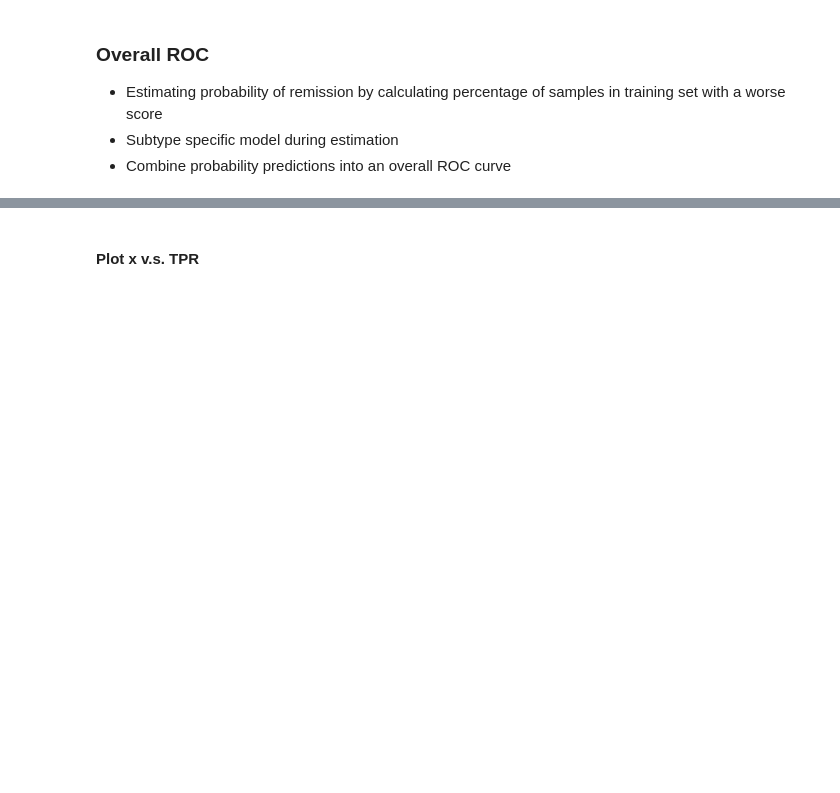
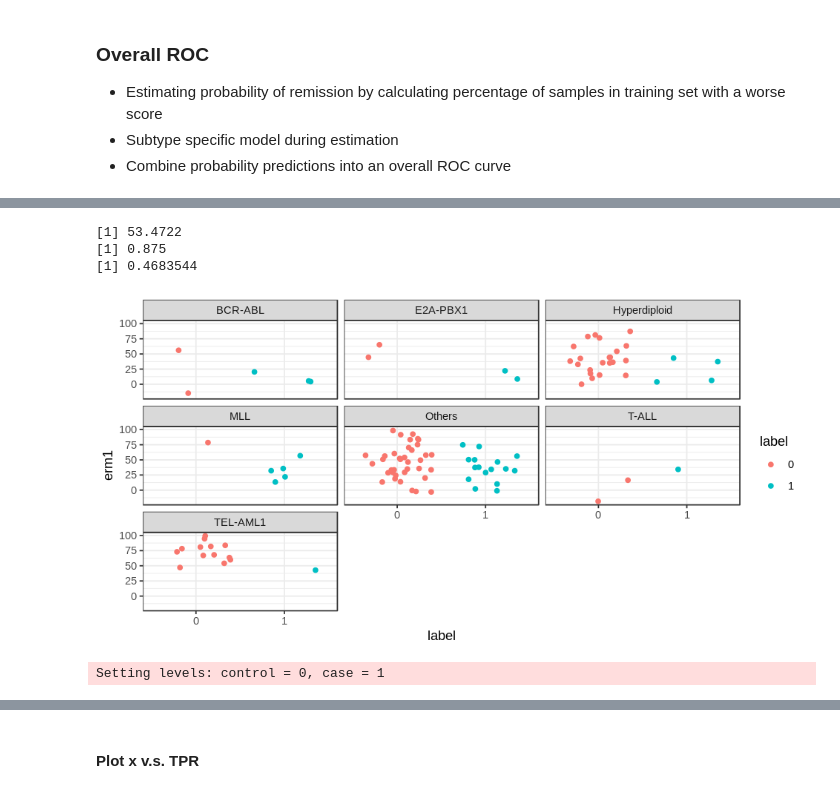
Before and after one commit to dblux/relapse_prediction, a Jupyter notebook: sandbox-model1_proportion.ipynb, the cells around one changed output, grey strips where cells are left out. Drawn from its saved outputs; the diff is of its cells as text; code cells hidden in the pictures; blank space fills up the shorter version.

Commit message:
Plotting evaluation graphs..

```diff
--- a/sandbox-model1_proportion.ipynb
+++ b/sandbox-model1_proportion.ipynb
@@ -380,9 +440,11 @@ getLocalGenes <- function(X_subtype, pid_remission,
 calcERM <- function(response_df, normal_df) {
   # Split response df into D0 and D8 df
   n <- nrow(response_df)/2
-  d0_df <- response_df[1:n,]
-  d8_df <- response_df[-(1:n),]
-  stopifnot(substring(rownames(d8_df),1,4) == substring(rownames(d0_df),1,4))
+  d0_df <- response_df[1:n, , drop = F]
+  d8_df <- response_df[-(1:n), , drop = F]
+
+  if (!is_paired(t(response_df)))
+    stop("Patient IDs are not paired..")
 
   # Calculate centroids
   leuk_centroid <- apply(d0_df, 2, median)
@@ -1299,0 +1567,21 @@ P189   9.2802792 0.015151515 0.02020202 0.5883803     1
+# %%
+X_train <- data[, sid_train2a]
+n <- ncol(X_train)
+D0_train <- X_train[, 1:(n / 2)]
+D8_train <- X_train[, (n / 2 + 1):n]
+
+row_wilcox <- function(X, Y) {
+  mapply(
+    function(x, y) wilcox.test(x, y, paired = T)$p.value,
+    data.frame(t(X)),
+    data.frame(t(Y))
+  )
+}
+
+if (!is_paired(cbind(D0_train, D8_train)))
+  stop("Patient IDs are not paired..")
+## Feature selection (on training set only) without hyperdiploid, others!
+wilcox_pvalue <- row_wilcox(D0_train, D8_train)
+names(wilcox_pvalue) <- substring(names(wilcox_pvalue), 2)
+top_wilcox <- head(sort(wilcox_pvalue), 1000)
+ps_wilcox <- names(top_wilcox)
@@ -1299,0 +1899,47 @@ P189   9.2802792 0.015151515 0.02020202 0.5883803     1
+# %%
+print(threshold)
+print(recall)
+print(specificity)
+global_erm_test1_all2 <- global_erm_test1_all
+global_erm_test1_all2$label <- as.factor(global_erm_test1_all2$label)
+global_erm_test1_all2$subtype <- yeoh_label[
+  rownames(global_erm_test1_all2), "subtype"
+]
+
+ggplot(global_erm_test1_all2,
+       aes(label, erm1, colour = label)) +
+  geom_point(position = position_jitter()) +
+  facet_wrap(~subtype)
+# %% [output]
+[1] 53.4722
+[1] 0.875
+[1] 0.4683544
+[figure, added]
+# %%
+# Calculate threshold that maximises recall and specificity
+# class(yeoh_label[rownames(global_erm_train2), "label"])
+global_erm_train2_y <- data.frame(
+  global_erm_train2,
+  label = yeoh_label[rownames(global_erm_train2), "label"]
+)
+
+roc_obj <- pROC::roc(
+  global_erm_train2_y,
+  "label",
+  "erm1",
+  direction = ">"
+)
+# NOTE: roc function calculates thresholds by taking the
+# arithmetic mean of two adjacent points
+roc_thresholds <- data.frame(
+  roc_obj$thresholds,
+  roc_obj$sensitivities,
+  roc_obj$specificities
+)
+roc_thresholds$mean <- mapply(
+  function(x, y) mean(c(x, y)),
+  roc_obj$sensitivities,
+  roc_obj$specificities
+)
+# %% [output]
+Setting levels: control = 0, case = 1
```
Also changed, not shown: parts of 90 cells of this notebook, 4 other files.
